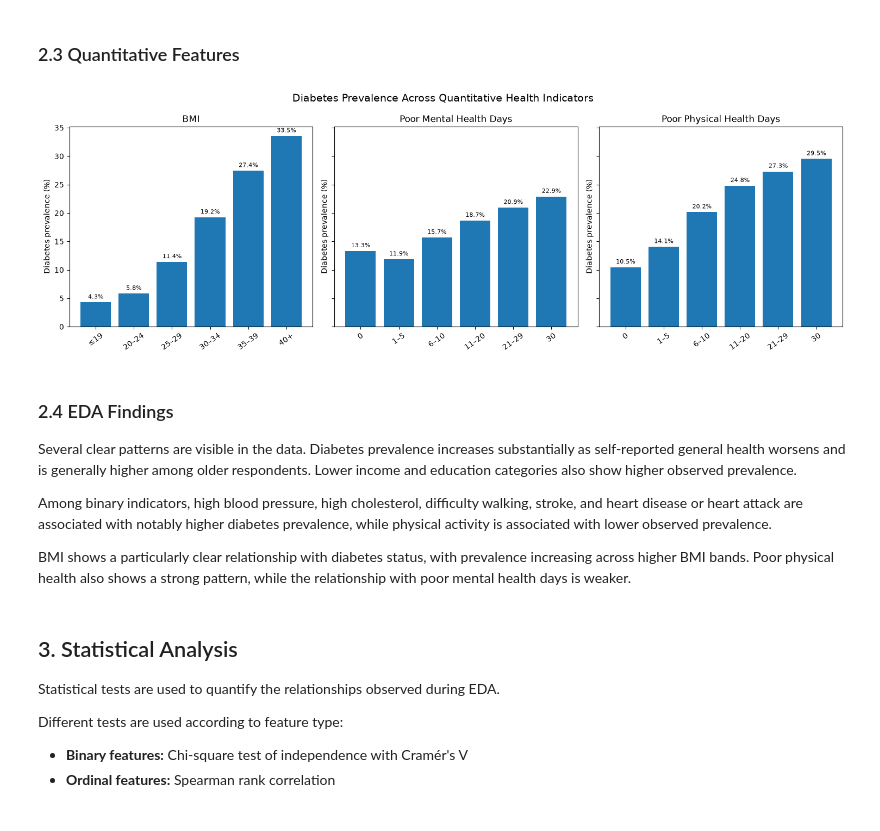
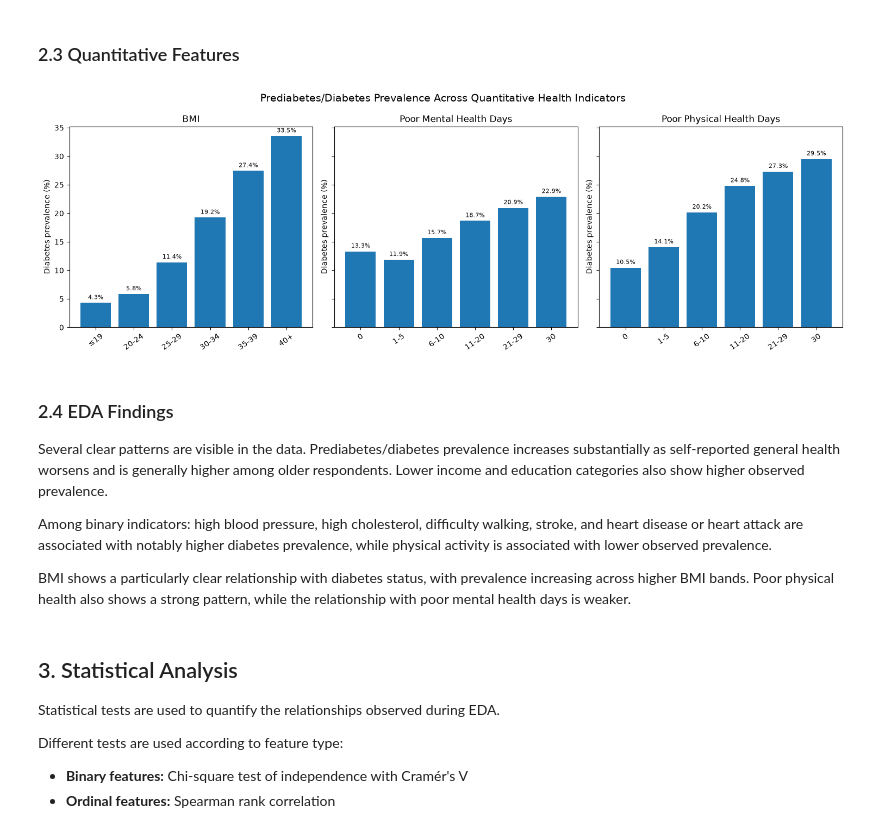
Before and after one commit to LucaFantasia/brfss-diabetes-analysis, a Jupyter notebook: notebooks/diabetes_analysis.ipynb, the cells around one changed output. Drawn from its saved outputs; the diff is of its cells as text; code cells hidden in the pictures.

```diff
--- a/notebooks/diabetes_analysis.ipynb
+++ b/notebooks/diabetes_analysis.ipynb
@@ -118,10 +90,7 @@ display(
 # %%
 fig, ax = plt.subplots(figsize=(6, 4))
 
-bars = ax.bar(
-    target_distribution.index,
-    target_distribution["Percentage"]
-)
+bars = ax.bar(target_distribution.index, target_distribution["Percentage"])
 
 ax.bar_label(
     bars,
@@ -132,7 +101,7 @@ ax.bar_label(
     padding=3
 )
 
-ax.set_title("Distribution of Self-Reported Diabetes Status")
+ax.set_title("Distribution of Self-Reported Prediabetes/Diabetes Status")
 ax.set_ylabel("Respondents (%)")
 ax.set_ylim(0, 100)
 
@@ -159,7 +128,7 @@ def prevalence_by_group(data, feature):
         data.groupby(feature, observed=False)[TARGET]
         .mean()
         .mul(100)
-        .reset_index(name="Diabetes prevalence")
+        .reset_index(name="Prediabetes/diabetes prevalence")
     )
 # %%
 ORDINAL_LABELS = {
@@ -270,10 +221,7 @@ binary_summary = (
 # %%
 fig, ax = plt.subplots(figsize=(9, 7))
 
-bars = ax.barh(
-    binary_summary["Feature"],
-    binary_summary["Difference"]
-)
+bars = ax.barh(binary_summary["Feature"], binary_summary["Difference"])
 
 ax.axvline(0, linewidth=1)
 
@@ -286,12 +234,8 @@ ax.bar_label(
     padding=3
 )
 
-ax.set_title(
-    "Difference in Diabetes Prevalence for Binary Indicators"
-)
-ax.set_xlabel(
-    "Difference when indicator is present (percentage points)"
-)
+ax.set_title("Difference in Prediabetes/Diabetes Prevalence for Binary Indicators")
+ax.set_xlabel("Difference when indicator is present (%)")
 ax.set_ylabel("")
 
 plt.tight_layout()
@@ -342,68 +267,55 @@ def plot_binned_prevalence(
     ax.tick_params(axis="x", rotation=35)
 # %%
-fig, axes = plt.subplots(
-    1,
-    3,
-    figsize=(15, 5),
-    sharey=True
-)
+fig, axes = plt.subplots(1, 3, figsize=(15, 5), sharey=True)
 
 plot_binned_prevalence(
     df,
     "BMI",
-    bins=[
-        -np.inf, 19, 24, 29, 34, 39, np.inf
-    ],
-    labels=[
-        "≤19", "20–24", "25–29",
-        "30–34", "35–39", "40+"
-    ],
+    bins=[-np.inf, 19, 24, 29, 34, 39, np.inf],
+    labels=["≤19", "20-24", "25-29", "30-34", "35-39", "40+"],
     title="BMI",
     ax=axes[0]
 )
 
 health_day_bins = [-1, 0, 5, 10, 20, 29, 30]
-health_day_labels = [
-    "0", "1–5", "6–10",
-    "11–20", "21–29", "30"
-]
+health_day_labels = ["0", "1-5", "6-10", "11-20", "21-29", "30"]
 
 plot_binned_prevalence(
     df,
     "MentHlth",
     bins=health_day_bins,
     labels=health_day_labels,
     title="Poor Mental Health Days",
     ax=axes[1]
 )
 
 plot_binned_prevalence(
     df,
     "PhysHlth",
     bins=health_day_bins,
     labels=health_day_labels,
     title="Poor Physical Health Days",
     ax=axes[2]
 )
 
 plt.suptitle(
-    "Diabetes Prevalence Across Quantitative Health Indicators",
+    "Prediabetes/Diabetes Prevalence Across Quantitative Health Indicators",
     fontsize=14
 )
 
 plt.tight_layout()
 plt.show()
 # %% [output]
-[figure, old version]
+[figure, new version]
 # %% [markdown]
 ### 2.4 EDA Findings
 
-Several clear patterns are visible in the data. Diabetes prevalence increases
+Several clear patterns are visible in the data. Prediabetes/diabetes prevalence increases
 substantially as self-reported general health worsens and is generally higher
 among older respondents. Lower income and education categories also show higher
 observed prevalence.
 
-Among binary indicators, high blood pressure, high cholesterol, difficulty
+Among binary indicators: high blood pressure, high cholesterol, difficulty
 walking, stroke, and heart disease or heart attack are associated with notably
 higher diabetes prevalence, while physical activity is associated with lower
 observed prevalence.
```
Also changed, not shown: parts of 18 cells of this notebook, 1 other file.
